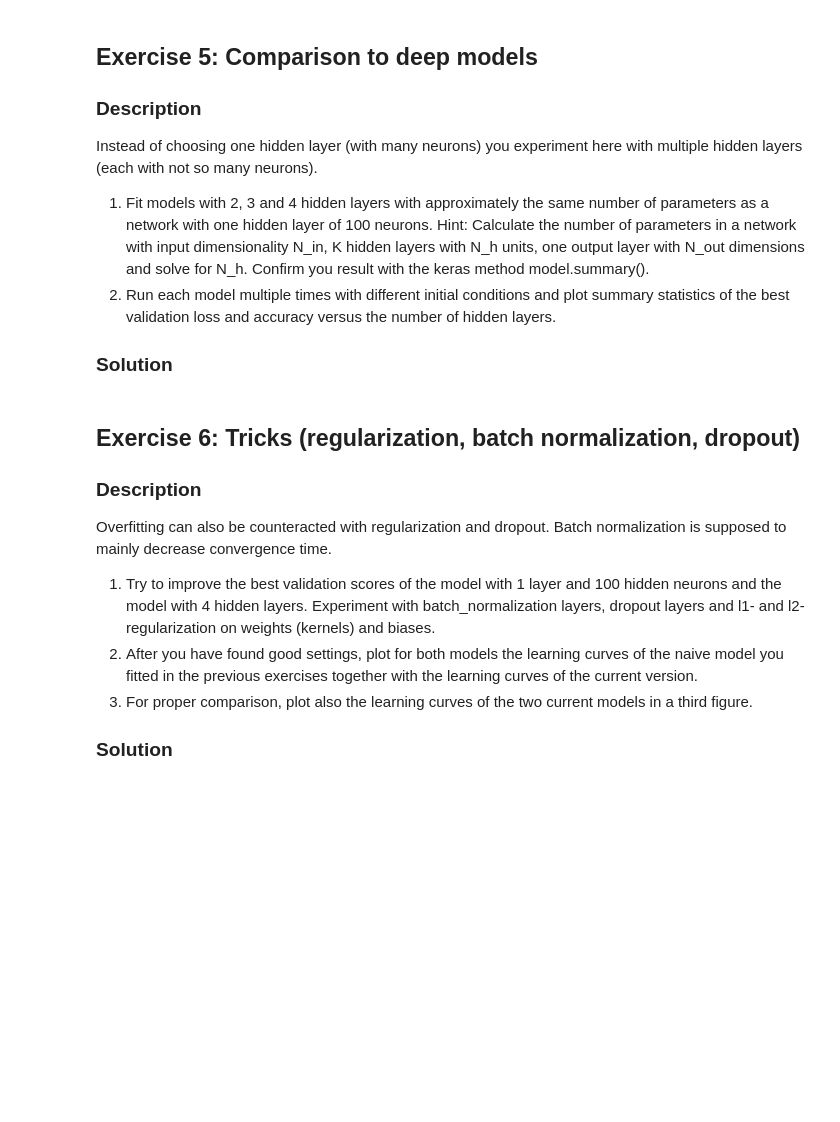
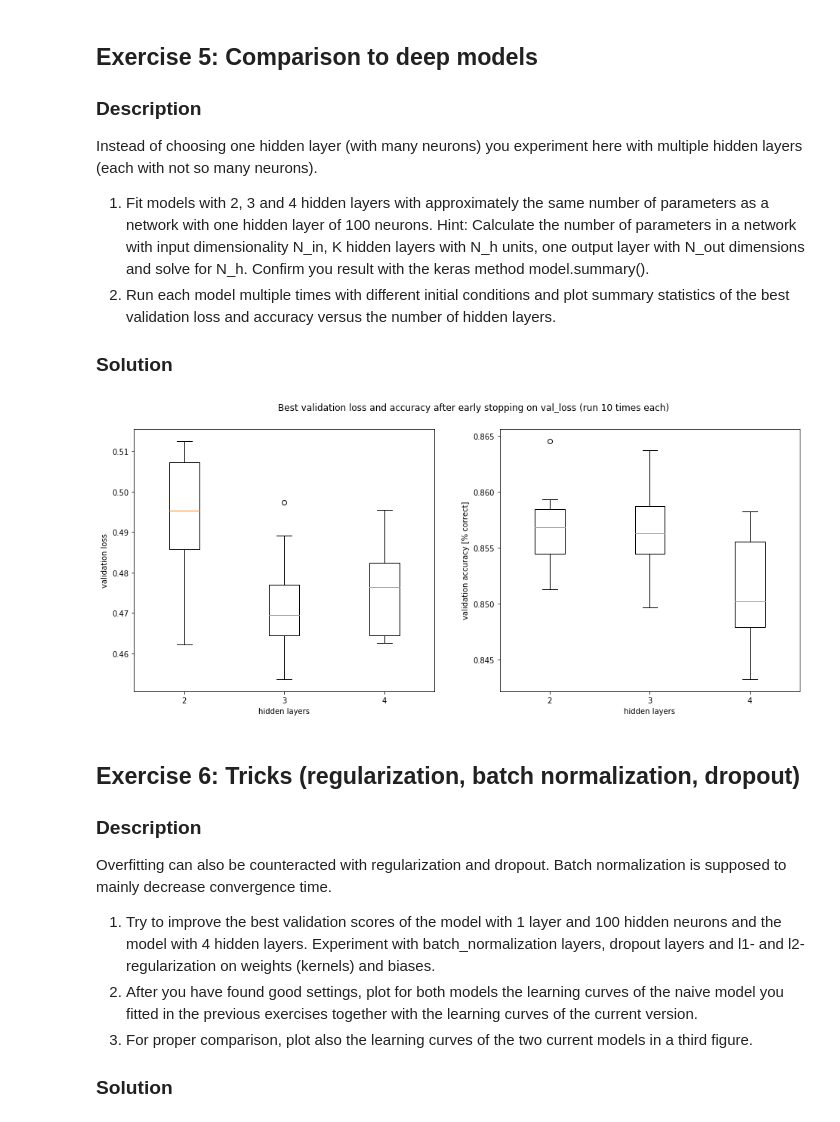
Before and after one commit to BrynjarGlims/ann_project_01, a Jupyter notebook: miniproject1.ipynb, the cells around one changed output. Cells and saved outputs as stored; diff of their text form; code cells hidden in the pictures; blank space fills up the shorter version.

```diff
--- a/miniproject1.ipynb
+++ b/miniproject1.ipynb
@@ -469,6 +446,42 @@ Instead of choosing one hidden layer (with many neurons) you experiment here wit
 2. Run each model multiple times with different initial conditions and plot summary statistics of the best validation loss and accuracy versus the number of hidden layers.
 
 ### Solution
+# %%
+def number_of_neurons_per_layer(layers, n_params, output_dim, input_dim):
+    # This function returns how many neurons per layer you should have to have n parameters in total.
+    if(layers==1):
+        ans = (n_params-output_dim)/(input_dim+output_dim+1)
+    else:
+        ans = -(-np.sqrt((layers+input_dim+output_dim)**2 - 4*(layers-1)*(output_dim-n_params))+layers+input_dim+output_dim)/(2*(layers-1))
+    return int(np.floor(ans))
+
+def create_model(layers,neurons):
+    #Creates a Dense model with based on n layers and neurons per layer
+    model = Sequential()
+    model.add(Dense(neurons, activation='relu', input_shape=(x_train.shape[1],)))
+    for i in range(layers-1):
+        model.add(Dense(neurons, activation='relu'))
+    model.add(Dense(5, activation='softmax'))
+    model.compile(loss='categorical_crossentropy',
+              optimizer='adam',
+              metrics=['accuracy'])
+    return model
+
+stats = []
+n_params, output_dim, input_dim = 26205, 5, 256
+for layers in [2,3,4]:
+    layers_stats = []
+    for i in range(10):
+        model = create_model(layers,number_of_neurons_per_layer(layers, n_params, output_dim, input_dim))
+        res = model.fit(x_train, y_train, epochs=200, batch_size=128, validation_data=(x_test, y_test), verbose=0)
+        layers_stats.append(res.history)
+    stats.append(layers_stats)
+loss_data_early = [[stats[y][x]['val_loss'][np.argmin(stats[y][x]['val_loss'])] for x in range(10)] for y in range(3)]
+acc_data_early = [[stats[y][x]['val_acc'][np.argmin(stats[y][x]['val_loss'])] for x in range(10)] for y in range(3)]
+fig2 = plot_statistics_box(loss_data_early,acc_data_early,"Best validation loss and accuracy after early stopping on val_loss (run 10 times each)",[2,3,4],'hidden layers')
+plt.show()
+# %% [output]
+[figure, added]
 # %% [markdown]
 ## Exercise 6: Tricks (regularization, batch normalization, dropout)
 
```
Also changed, not shown: parts of 11 cells of this notebook.
